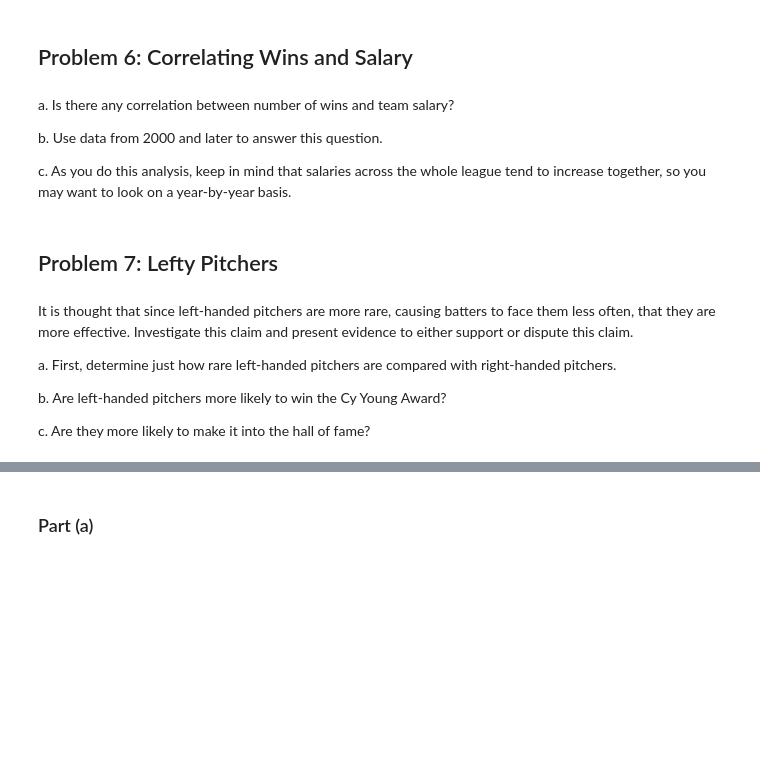
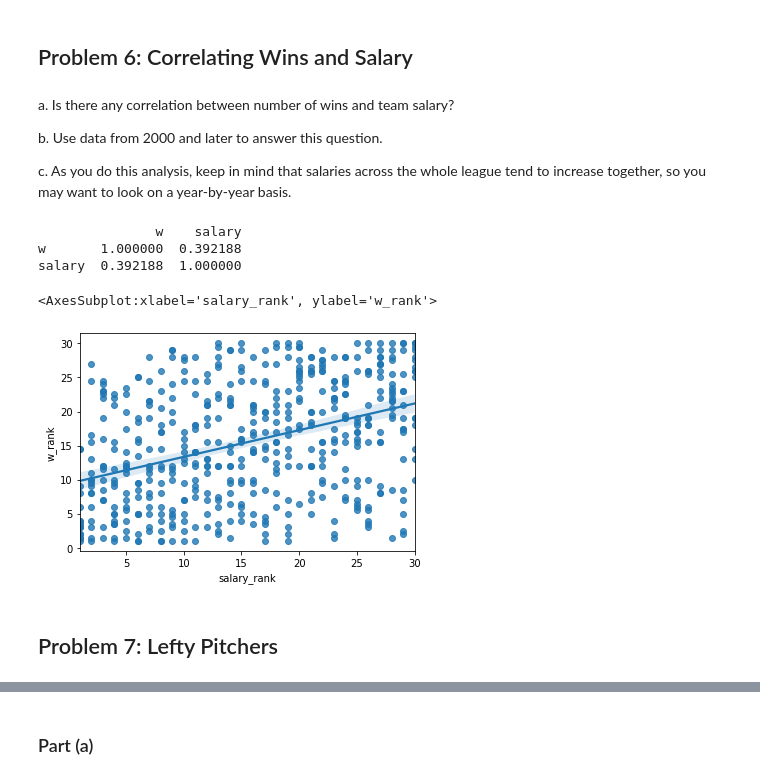
Before and after one commit to jrioross/lahman-baseball-python, a Jupyter notebook: lahman_python.ipynb, the cells around one changed output, grey strips where cells are left out. Cells and saved outputs as stored; diff of their text form; code cells hidden in the pictures; blank space fills up the shorter version.

```diff
--- a/lahman_python.ipynb
+++ b/lahman_python.ipynb
@@ -370,8 +371,2 @@ TN_sal2.groupby('schoolname', as_index = False)['salary'].sum().sort_values('sal
 # %% [markdown]
 ## Problem 6: Correlating Wins and Salary
-# %% [markdown]
-a. Is there any correlation between number of wins and team salary?
-
-b. Use data from 2000 and later to answer this question.
-
-c. As you do this analysis, keep in mind that salaries across the whole league tend to increase together, so you may want to look on a year-by-year basis.
@@ -380,10 +373,35 @@ c. As you do this analysis, keep in mind that salaries across the whole league t
+# %% [markdown]
+a. Is there any correlation between number of wins and team salary?
+
+b. Use data from 2000 and later to answer this question.
+
+c. As you do this analysis, keep in mind that salaries across the whole league tend to increase together, so you may want to look on a year-by-year basis.
+# %%
+#filter teams for year 2000 and later
+teams2000 = teams[teams['yearid'] >= 2000]
+
+#limit to relevant columns
+teams2000 = teams2000[['yearid', 'teamid', 'w']]
+
+#merge teams2000 with salaries, then limit number of columns again (probably only had to do that once)
+team_player_sal = pd.merge(teams2000, salaries, how = 'inner', on = ['yearid', 'teamid'])[['yearid', 'teamid', 'playerid', 'w', 'salary']]
+
+#collect each team's total salary by year, eliminate player columns via groupby
+team_w_sal = team_player_sal.groupby(['yearid', 'teamid', 'w'], as_index = False).sum()
+
+#run rank function over each year's wins and salaries, then print correlation (it's correlated)
+print(team_w_sal.groupby('yearid').rank(ascending = False).corr())
+
+#append the rank values from above to the working dataframe
+team_w_sal[['w_rank', 'salary_rank']] = team_w_sal.groupby('yearid').rank(ascending = False)
+
+#plot regression line and scatter values of ranks. (Would really like to color by year here.)
+sns.regplot(x = 'salary_rank', y = 'w_rank', data = team_w_sal, scatter = True)
+# %% [output]
+               w    salary
+w       1.000000  0.392188
+salary  0.392188  1.000000
+<AxesSubplot:xlabel='salary_rank', ylabel='w_rank'>
+[figure, added]
 # %% [markdown]
 ## Problem 7: Lefty Pitchers
-# %% [markdown]
-It is thought that since left-handed pitchers are more rare, causing batters to face them less often, that they are more effective. Investigate this claim and present evidence to either support or dispute this claim.
-
-a. First, determine just how rare left-handed pitchers are compared with right-handed pitchers.
-
-b. Are left-handed pitchers more likely to win the Cy Young Award?
-
-c. Are they more likely to make it into the hall of fame?
```
Also changed, not shown: parts of 10 cells of this notebook.
